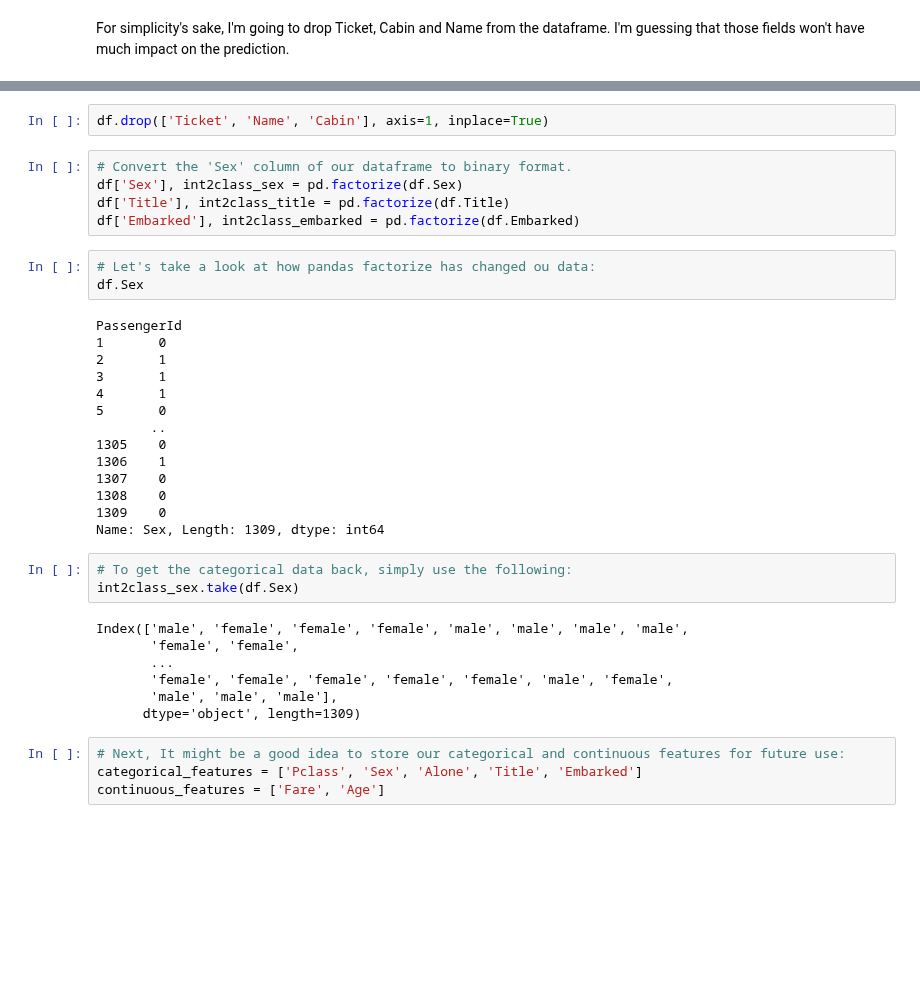
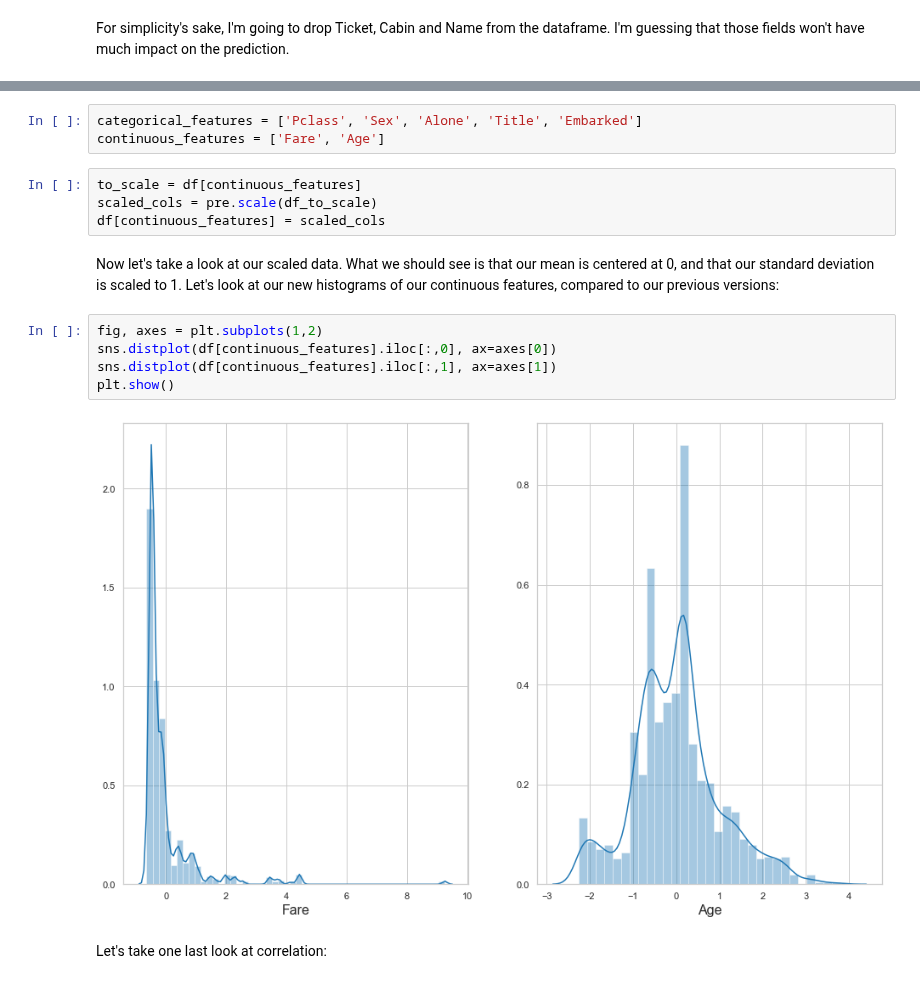
Before and after one commit to wcneill/ml-from-scratch, a Jupyter notebook: kaggle/titanic/titanic_ml.ipynb, the cells around one changed output, grey strips where cells are left out. Drawn from its saved outputs; the diff is of its cells as text; blank space fills up the shorter version.

```diff
--- a/kaggle/titanic/titanic_ml.ipynb
+++ b/kaggle/titanic/titanic_ml.ipynb
@@ -306,38 +336,18 @@ Now that we have gained some insight into our data and filled in some missing da
-# %%
-df.drop(['Ticket', 'Name', 'Cabin'], axis=1, inplace=True)
-# %%
-# Convert the 'Sex' column of our dataframe to binary format.
-df['Sex'], int2class_sex = pd.factorize(df.Sex)
-df['Title'], int2class_title = pd.factorize(df.Title)
-df['Embarked'], int2class_embarked = pd.factorize(df.Embarked)
-# %%
-# Let's take a look at how pandas factorize has changed ou data:
-df.Sex
-# %% [output]
-PassengerId
-1       0
-2       1
-3       1
-4       1
-5       0
-       ..
-1305    0
-1306    1
-1307    0
-1308    0
-1309    0
-Name: Sex, Length: 1309, dtype: int64
-# %%
-# To get the categorical data back, simply use the following:
-int2class_sex.take(df.Sex)
-# %% [output]
-Index(['male', 'female', 'female', 'female', 'male', 'male', 'male', 'male',
-       'female', 'female',
-       ...
-       'female', 'female', 'female', 'female', 'female', 'male', 'female',
-       'male', 'male', 'male'],
-      dtype='object', length=1309)
-# %%
-# Next, It might be a good idea to store our categorical and continuous features for future use:
-categorical_features = ['Pclass', 'Sex', 'Alone', 'Title', 'Embarked']
-continuous_features = ['Fare', 'Age']
+# %%
+categorical_features = ['Pclass', 'Sex', 'Alone', 'Title', 'Embarked']
+continuous_features = ['Fare', 'Age']
+# %%
+to_scale = df[continuous_features]
+scaled_cols = pre.scale(df_to_scale)
+df[continuous_features] = scaled_cols
+# %% [markdown]
+Now let's take a look at our scaled data. What we should see is that our mean is centered at 0, and that our standard deviation is scaled to 1. Let's look at our new histograms of our continuous features, compared to our previous versions:
+# %%
+fig, axes = plt.subplots(1,2)
+sns.distplot(df[continuous_features].iloc[:,0], ax=axes[0])
+sns.distplot(df[continuous_features].iloc[:,1], ax=axes[1])
+plt.show()
+# %% [output]
+[figure, added]
+# %% [markdown]
+Let's take one last look at correlation:
```
Also changed, not shown: parts of 13 cells of this notebook.
